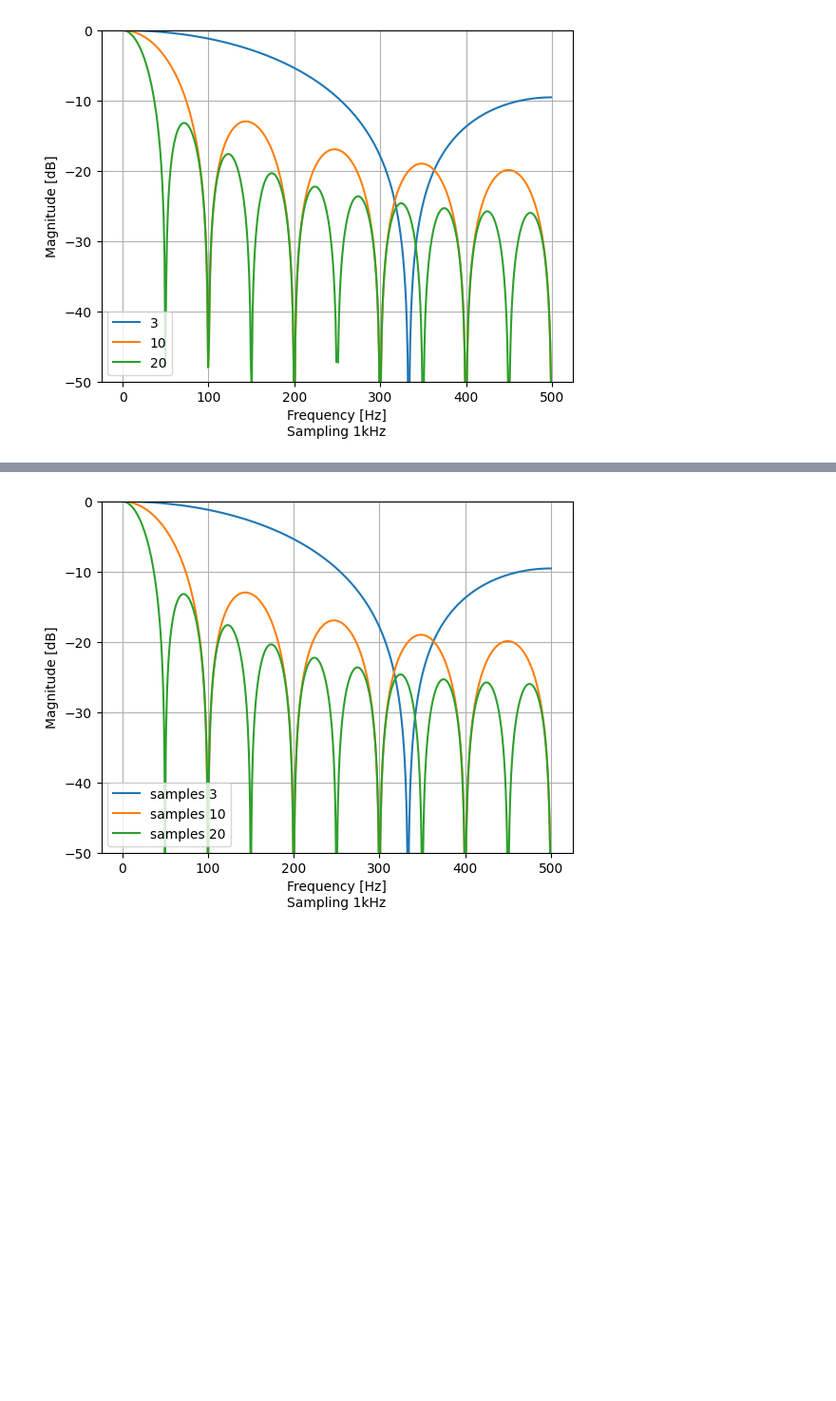
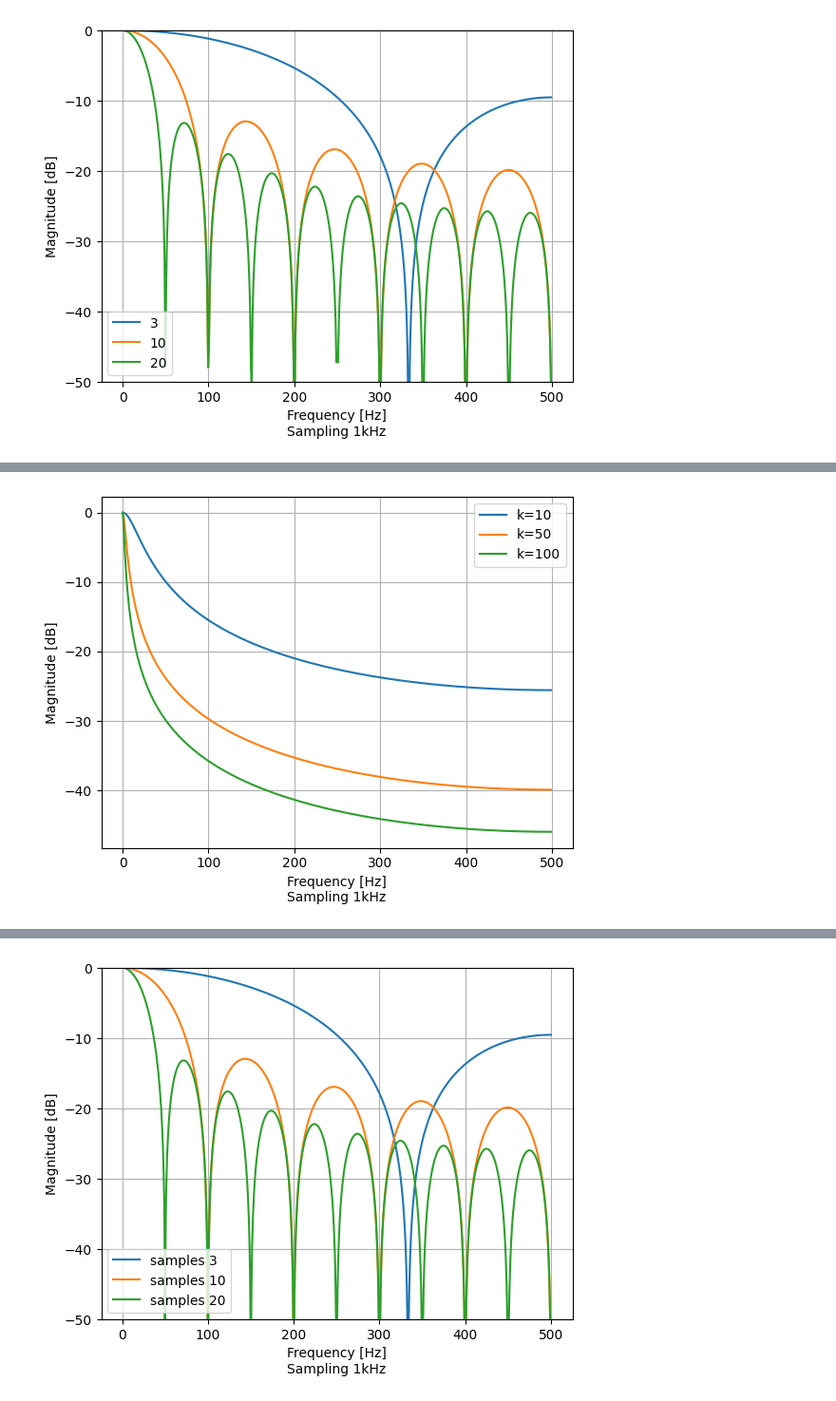
Before and after one commit to ikatkov/lipo-battery-charger, a Jupyter notebook: moving-average.ipynb, the cells around one changed output, grey strips where cells are left out. Shown: that part at 95% size. Drawn from its saved outputs; the diff is of its cells as text; code cells hidden in the pictures; blank space fills up the shorter version.

```diff
--- a/moving-average.ipynb
+++ b/moving-average.ipynb
@@ -46,3 +91,24 @@ https://www.electronicdesign.com/technologies/analog/article/21778422/use-softwa
+# %%
+fs = 1000  # Hz
+k = 100
+w = np.linspace(0, np.pi, 1024)
+
+fig, ax = plt.subplots()
+for k in [10, 50, 100]:
+    b = [1/k, 0] # numerator co-effs of filter transfer function
+    a = [1, -(k-1)/k]  # denominator co-effs of filter transfer function
+    w, h = signal.freqz(b, a)
+    f = w * fs / (2*np.pi)
+    ax.plot(f, 20 * np.log10(abs(h)), label="k=" + str(k))
+plt.ylabel('Magnitude [dB]')
+plt.xlabel('Frequency [Hz]\nSampling 1kHz')
+plt.grid(True)
+#plt.xlim(0, 100)
+# plt.ylim(-50, 0)
+plt.legend()
+plt.show()
+# %% [output]
+[figure, added]
 # %%
 def ma(x, n=5):
     b = np.repeat(1.0/n, n)  # Create impulse response
```
Also changed, not shown: parts of 5 cells of this notebook.
